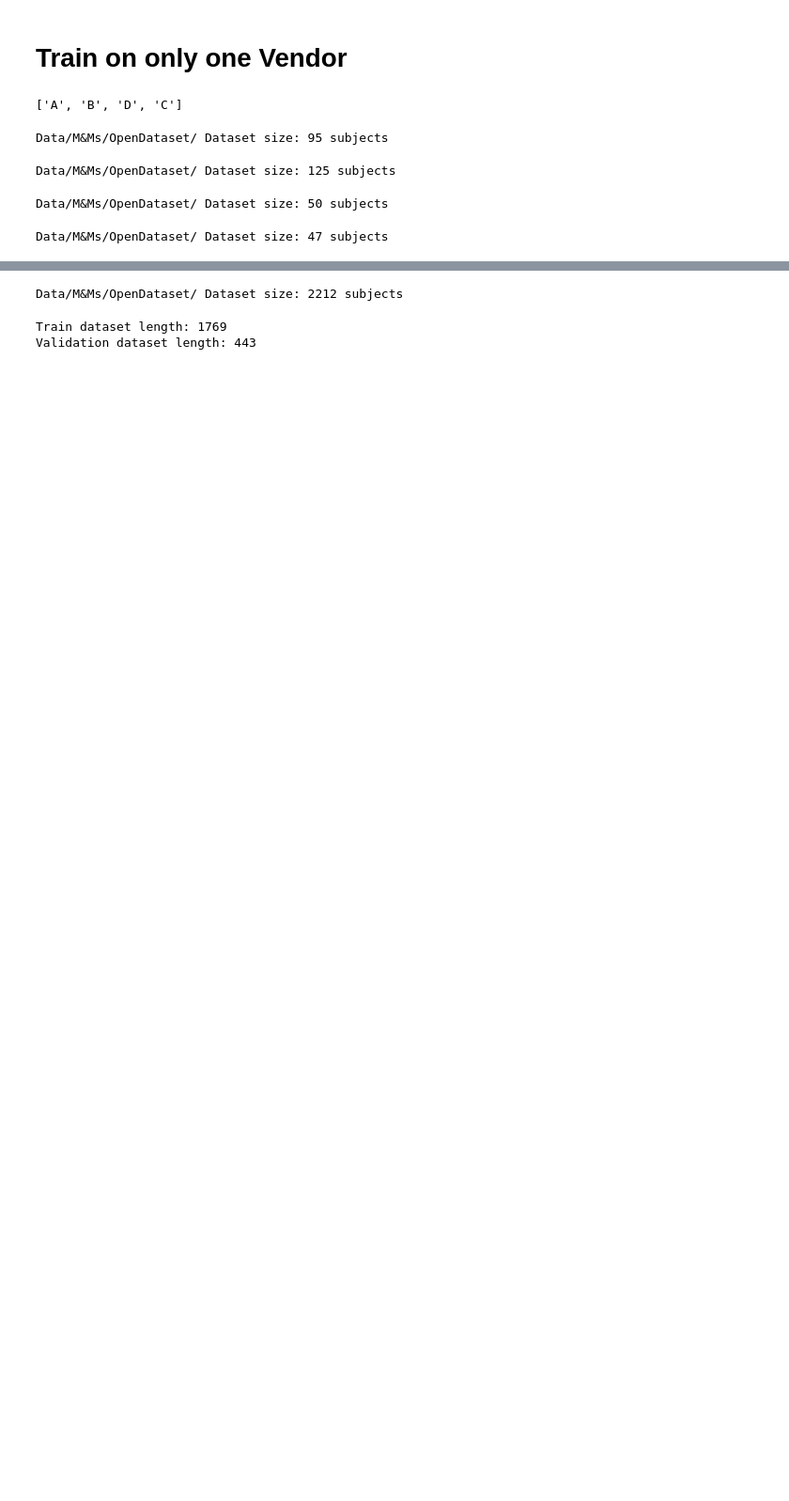
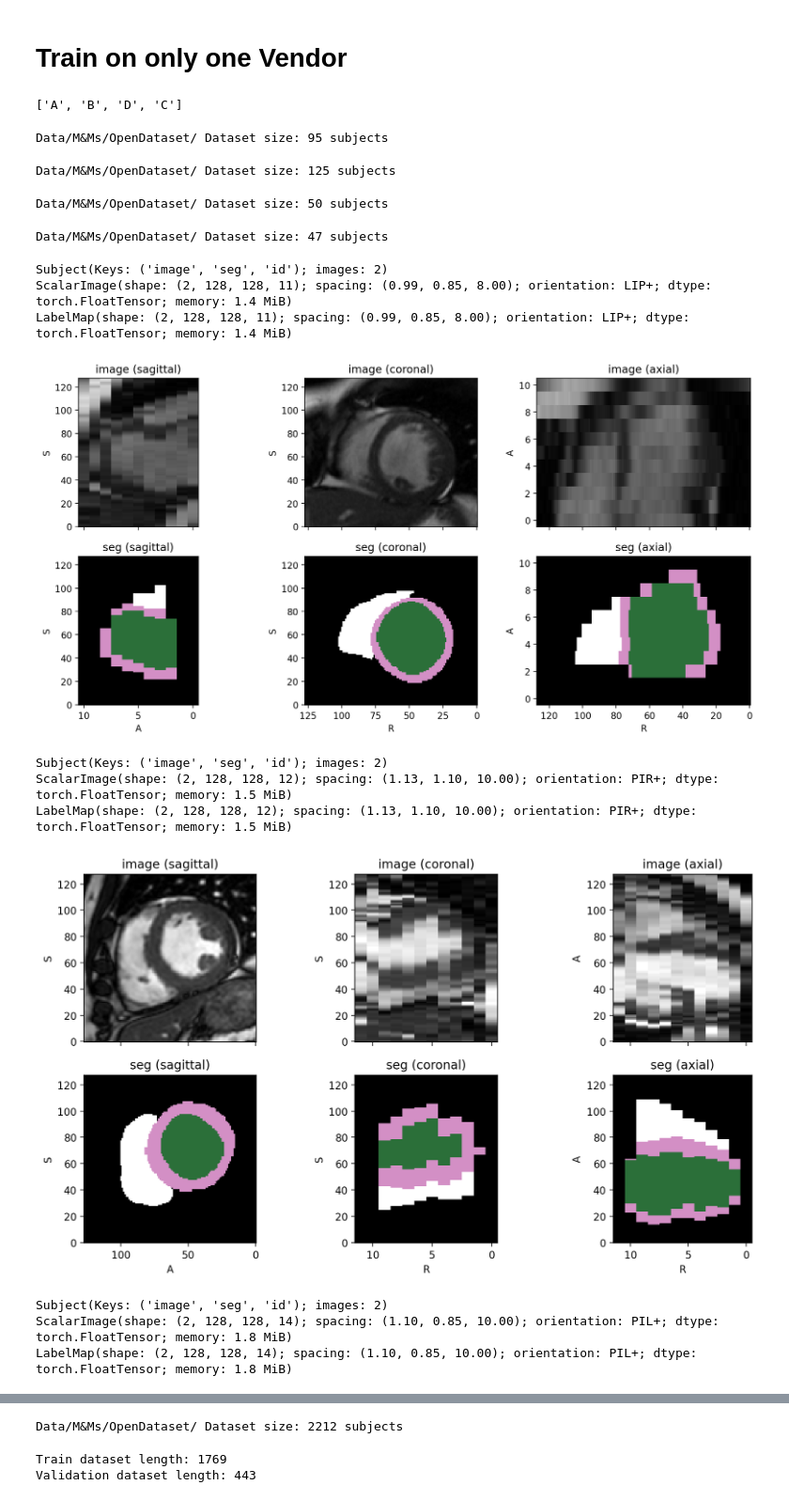
Before and after one commit to MAHDI-Imen/M-M, a Jupyter notebook: M_M.ipynb, the cells around one changed output, grey strips where cells are left out. Shown at 94% size. Drawn from its saved outputs; the diff is of its cells as text; code cells hidden in the pictures; blank space fills up the shorter version.

```diff
--- a/M_M.ipynb
+++ b/M_M.ipynb
@@ -274,5 +273,17 @@ Data/M&Ms/OpenDataset/ Dataset size: 125 subjects
 Data/M&Ms/OpenDataset/ Dataset size: 50 subjects
 Data/M&Ms/OpenDataset/ Dataset size: 47 subjects
 # %%
-# for i in range(4):
-#     visualize_subject(vendor_datasets_3D[i][0])
+for i in range(4):
+    visualize_subject(vendor_datasets_3D[i][0])
+# %% [output]
+Subject(Keys: ('image', 'seg', 'id'); images: 2)
+ScalarImage(shape: (2, 128, 128, 11); spacing: (0.99, 0.85, 8.00); orientation: LIP+; dtype: torch.FloatTensor; memory: 1.4 MiB)
+LabelMap(shape: (2, 128, 128, 11); spacing: (0.99, 0.85, 8.00); orientation: LIP+; dtype: torch.FloatTensor; memory: 1.4 MiB)
+[figure, added]
+Subject(Keys: ('image', 'seg', 'id'); images: 2)
+ScalarImage(shape: (2, 128, 128, 12); spacing: (1.13, 1.10, 10.00); orientation: PIR+; dtype: torch.FloatTensor; memory: 1.5 MiB)
+LabelMap(shape: (2, 128, 128, 12); spacing: (1.13, 1.10, 10.00); orientation: PIR+; dtype: torch.FloatTensor; memory: 1.5 MiB)
+[figure, added]
+Subject(Keys: ('image', 'seg', 'id'); images: 2)
+ScalarImage(shape: (2, 128, 128, 14); spacing: (1.10, 0.85, 10.00); orientation: PIL+; dtype: torch.FloatTensor; memory: 1.8 MiB)
+LabelMap(shape: (2, 128, 128, 14); spacing: (1.10, 0.85, 10.00); orientation: PIL+; dtype: torch.FloatTensor; memory: 1.8 MiB)
```
Also changed, not shown: parts of 15 cells of this notebook, 5 other files.
